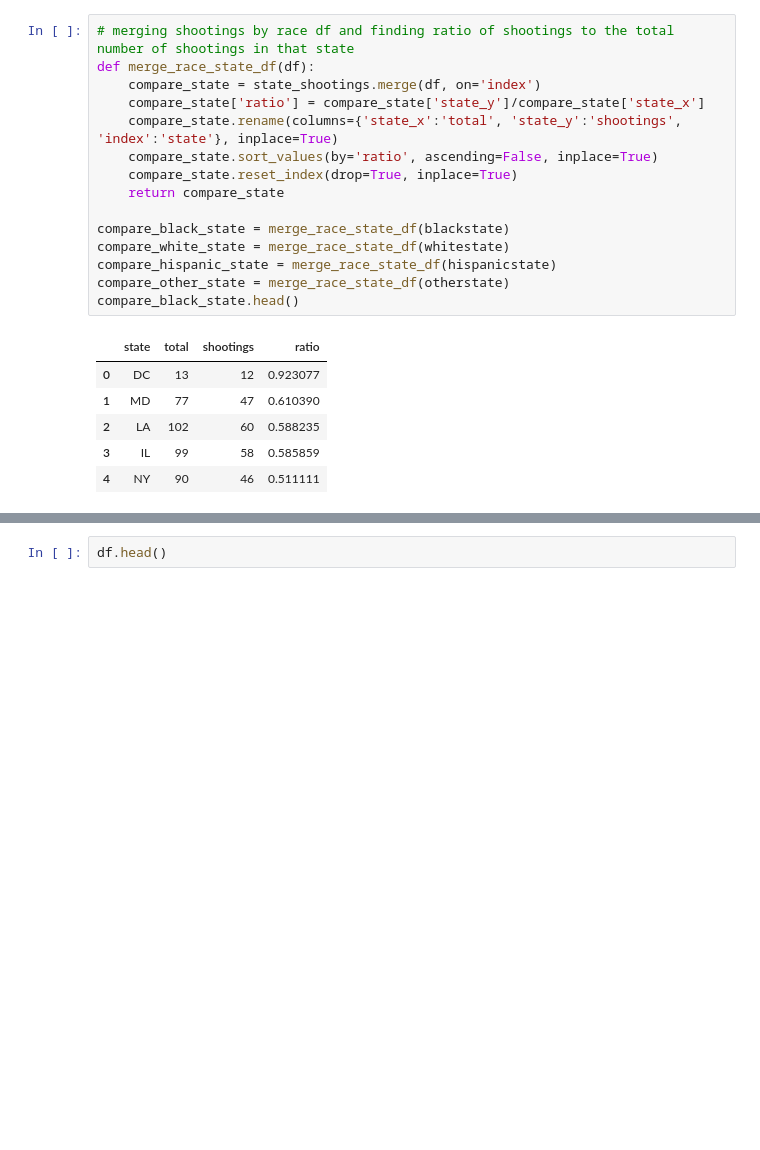
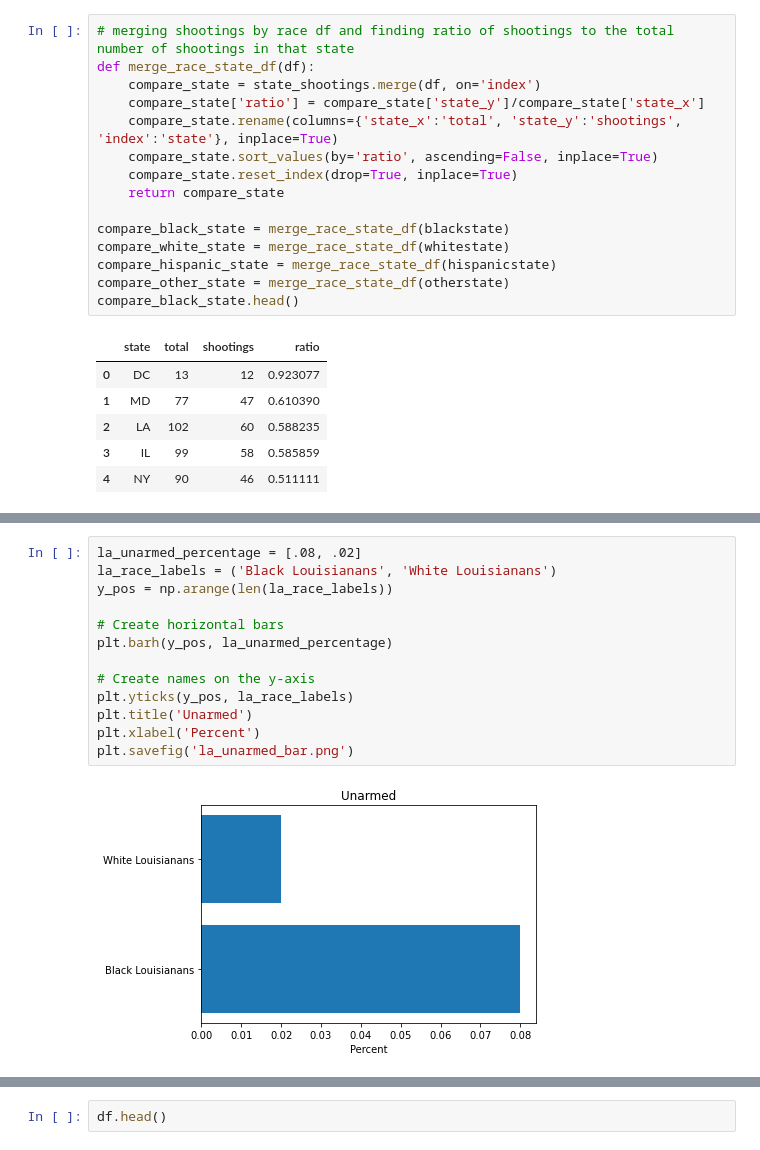
Before and after one commit to lthatch/Capstone1, a Jupyter notebook: us_police_shootings.ipynb, the cells around one changed output, grey strips where cells are left out. Drawn from its saved outputs; the diff is of its cells as text; blank space fills up the shorter version.

```diff
--- a/us_police_shootings.ipynb
+++ b/us_police_shootings.ipynb
@@ -358,0 +389,15 @@ dtype: float64
+# %%
+la_unarmed_percentage = [.08, .02]
+la_race_labels = ('Black Louisianans', 'White Louisianans')
+y_pos = np.arange(len(la_race_labels))
+
+# Create horizontal bars
+plt.barh(y_pos, la_unarmed_percentage)
+
+# Create names on the y-axis
+plt.yticks(y_pos, la_race_labels)
+plt.title('Unarmed')
+plt.xlabel('Percent')
+plt.savefig('la_unarmed_bar.png')
+# %% [output]
+[figure, added]
```
Also changed, not shown: parts of 21 cells of this notebook, 13 other files.
